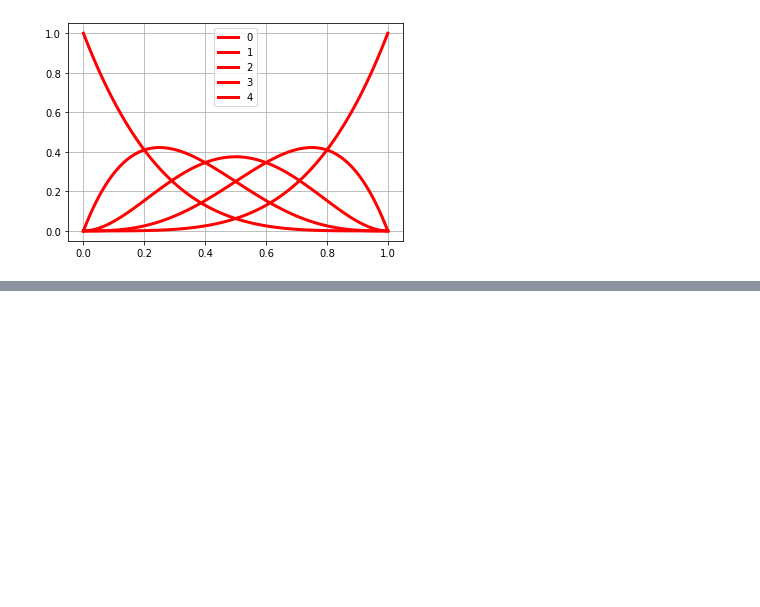
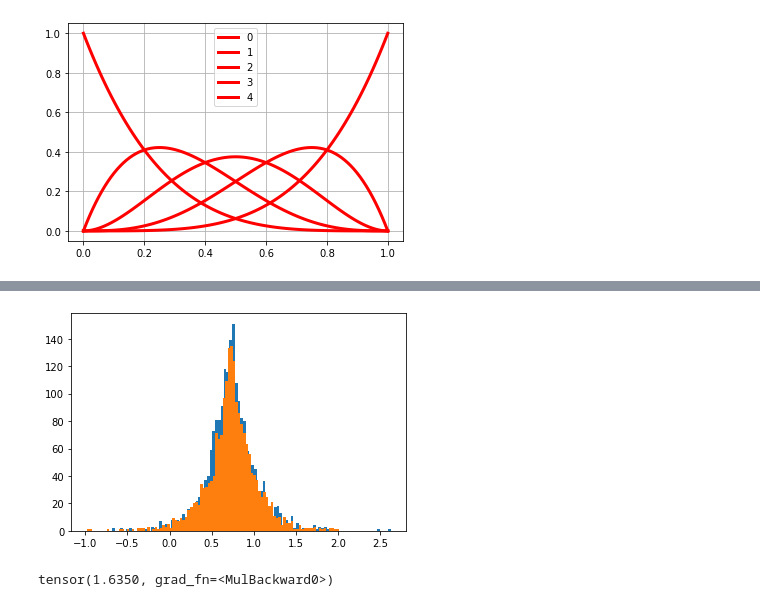
Before and after one commit to MatthiasHerp/mctm_pytorch, a Jupyter notebook: testing.ipynb, the cells around one changed output, grey strips where cells are left out. Cells and saved outputs as stored; diff of their text form; code cells hidden in the pictures; blank space fills up the shorter version.

Commit message:
working bernstein transformation layer. Foound and solved issue thatt determinant of jacobian needed the derivativ.

```diff
--- a/testing.ipynb
+++ b/testing.ipynb
@@ -121,20 +113,0 @@ array([0.1, 0.1, 0.1, 0.1, 0.1])
-# %%
-class Transformation(nn.Module):
-    def __init__(self, degree):
-        super().__init__()
-        self.degree  = torch.FloatTensor(degree).normal_()
-        self.params = nn.Parameter(torch.FloatTensor(np.repeat(0.1,degree)))
-
-    def forward(self, input, log_d = 0, inverse = False):
-        if not inverse:
-            output = bernstein_prediction(self.params, input, self.degree)
-            log_d = torch.log(torch.abs(output))
-        else:
-            z     = (x - self.beta) / self.alpha
-            log_d = log_d + torch.log(torch.abs(self.alpha))
-        return z, log_d
-
-
-
-    def __repr__(self):
-        return "Affine(alpha={alpha:.2f}, beta={beta:.2f})".format(alpha = self.alpha[0], beta = self.beta[0])
@@ -140,0 +151,2 @@ class Transformation(nn.Module):
+# %%
+mctm = Transformation(degree=10, number_variables=2, min_val=torch.FloatTensor([-19,-19]), max_val=torch.FloatTensor([32,32]))
@@ -140,0 +200,7 @@ class Transformation(nn.Module):
+# %%
+z, log_d = mctm.forward(y)
+plt.hist(z[:,0].detach().numpy(), bins=100)
+plt.hist(z[:,1].detach().numpy(), bins=100)
+plt.show()
+# %% [output]
+[figure, added]
@@ -140,0 +316,4 @@ class Transformation(nn.Module):
+# %%
+objective(y, mctm, avg = True)
+# %% [output]
+tensor(1.6350, grad_fn=<MulBackward0>)
```
Also changed, not shown: parts of 48 cells of this notebook.
